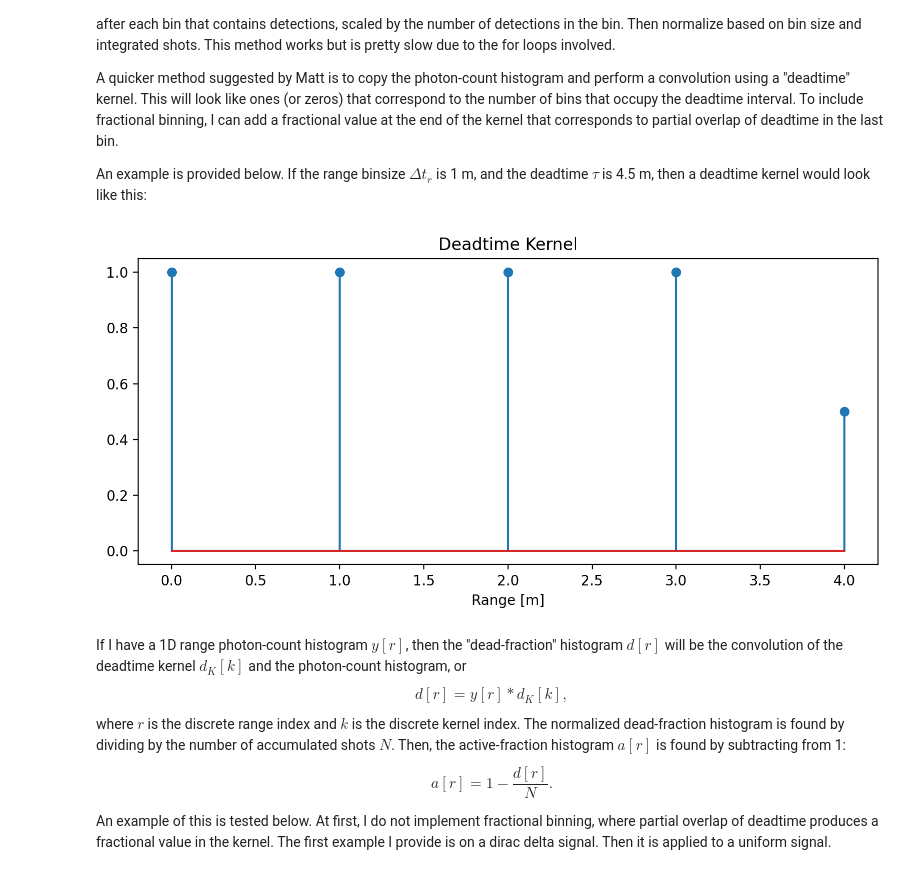
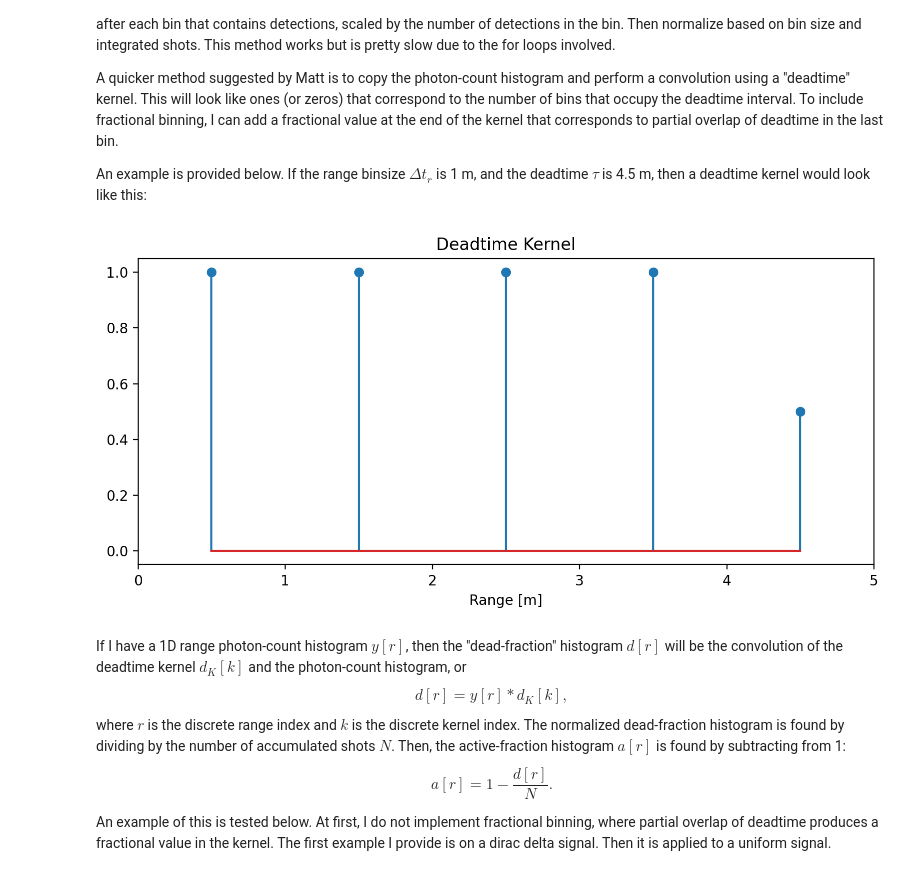
Before and after one commit to gkirchhoff32/Cloud-Measurements, a Jupyter notebook: project/calculators/test_convolution_method_af_hist.ipynb, the cells around one changed output. Cells and saved outputs as stored; diff of their text form; code cells hidden in the pictures.

```diff
--- a/project/calculators/test_convolution_method_af_hist.ipynb
+++ b/project/calculators/test_convolution_method_af_hist.ipynb
@@ -10,19 +10,20 @@ A quicker method suggested by Matt is to copy the photon-count histogram and per
 An example is provided below. If the range binsize $\Delta t_r$ is 1 m, and the deadtime $\tau$ is 4.5 m, then a deadtime kernel would look like this:
 # %%
 dkern = np.array([1, 1, 1, 1, 0.5])
-r = np.arange(0, len(dkern))  # [m]
+r = np.arange(0, len(dkern)) + 0.5  # [m]
 
 fig = plt.figure(dpi=200,
                  figsize=(8, 4)
                 )
 ax = fig.add_subplot(111)
 ax.stem(r, dkern, use_line_collection=True)
 ax.set_xlabel('Range [m]')
 ax.set_title('Deadtime Kernel')
+ax.set_xlim([0, 5])
 plt.tight_layout()
 plt.show()
 # %% [output]
-[figure, old version]
+[figure, new version]
 # %% [markdown]
 If I have a 1D range photon-count histogram $y[r]$, then the "dead-fraction" histogram $d[r]$ will be the convolution of the deadtime kernel $d_K[k]$ and the photon-count histogram, or
 $$d[r]=y[r]\ast d_K[k],$$
```
Also changed, not shown: parts of 15 cells of this notebook, 3 other files.
